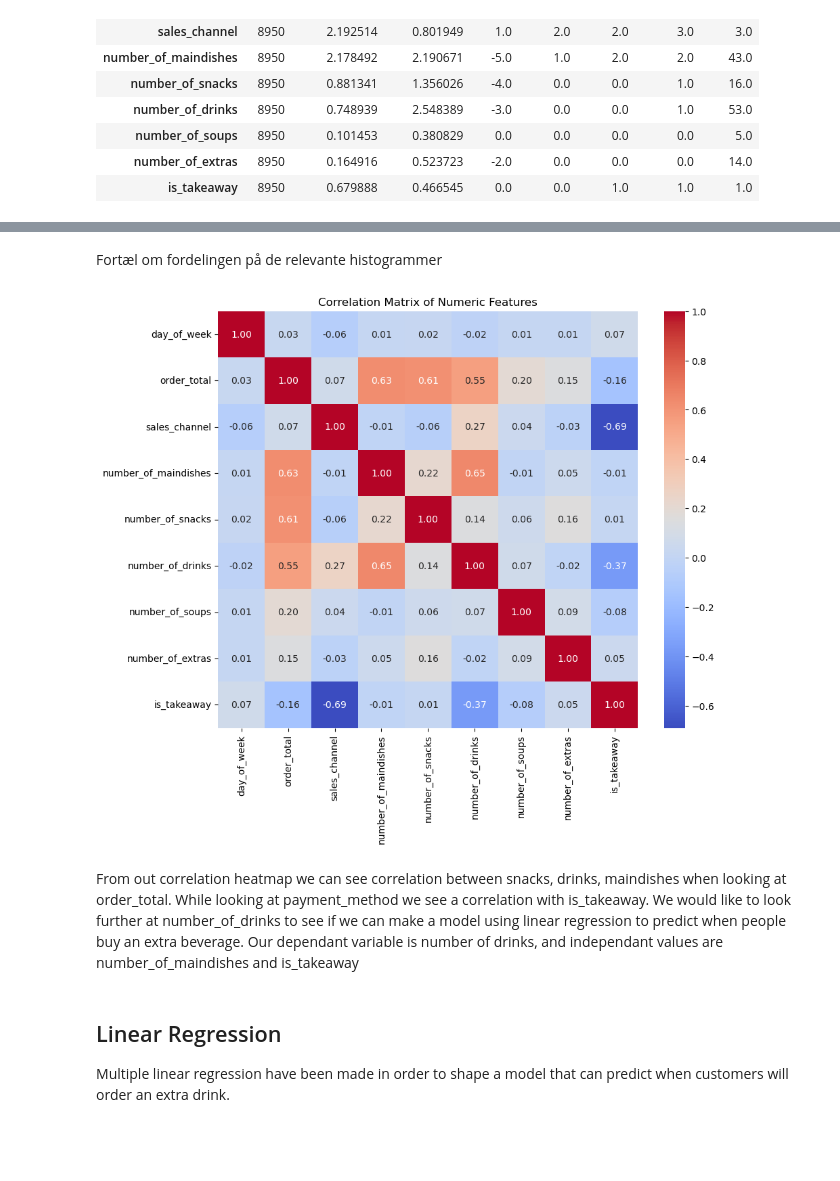
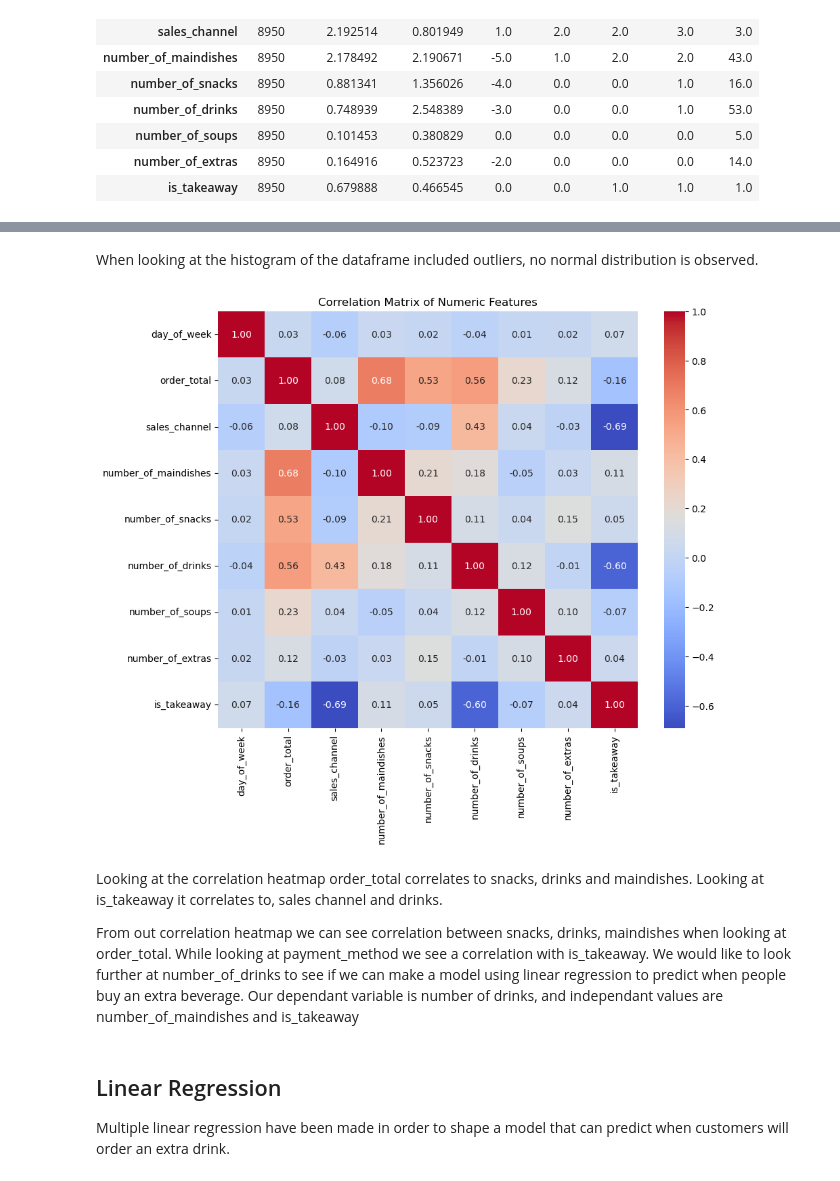
Before and after one commit to AndyTheDragon/dat4bi_examproject, a Jupyter notebook: report.ipynb, the cells around one changed output, grey strips where cells are left out. Saved outputs shown, nothing was run; the diff lists cells and outputs as text; code cells hidden in the pictures; blank space fills up the shorter version.

```diff
--- a/report.ipynb
+++ b/report.ipynb
@@ -86,7 +75,7 @@ Q3 = df['number_of_maindishes'].quantile(0.75)
 # Calculate IQR
 IQR = Q3 - Q1
 
-# Calculate 1.5 * IQR
-outlier_threshold = 1.5 * IQR
+# Calculate 2 * IQR
+outlier_threshold = 2 * IQR
 no_outlier_df = df[df['number_of_maindishes'] <= (Q3 + outlier_threshold)]
 # %%
@@ -96,10 +91,15 @@ pl.show_histograms(no_outlier_df[['order_total', 'number_of_maindishes', 'number
 # %% [markdown]
-Fortæl om fordelingen på de relevante histogrammer
+When looking at the histogram of the dataframe included outliers, no normal distribution is observed.
 # %%
-pl.show_correlation_heatmap(df)
+pl.show_correlation_heatmap(no_outlier_df)
 # %% [output]
-[figure, old version]
+[figure, new version]
 # %% [markdown]
+Looking at the correlation heatmap order_total correlates to snacks, drinks and maindishes.
+Looking at is_takeaway it correlates to, sales channel and drinks.
+
+
+
 From out correlation heatmap we can see correlation between snacks, drinks, maindishes when looking at order_total. While looking at payment_method we see a correlation with is_takeaway.
 We would like to look further at number_of_drinks to see if we can make a model using linear regression to predict when people buy an extra beverage.
 Our dependant variable is number of drinks, and independant values are number_of_maindishes and is_takeaway
```
Also changed, not shown: parts of 19 cells of this notebook, 1 other file.
